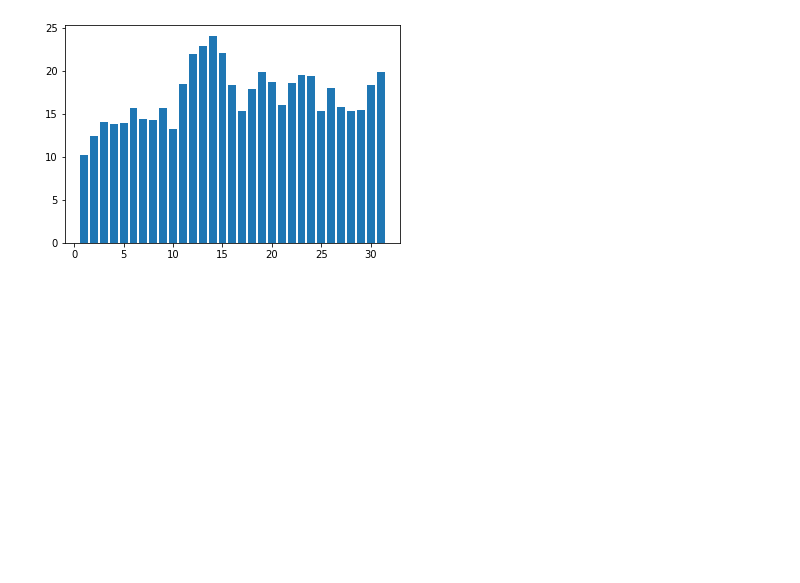
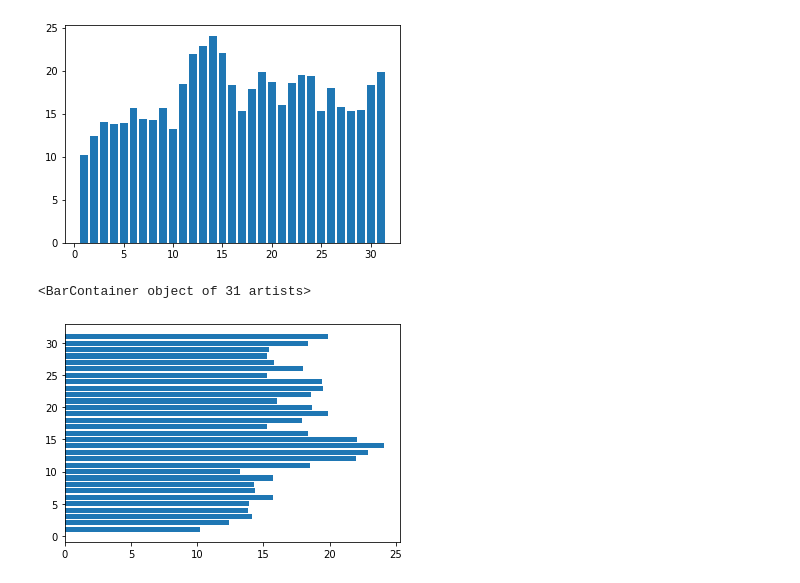
Before and after one commit to osh9149/2022_DataScience, a Jupyter notebook: p80~데이터흩어짐측정.ipynb, the cells around one changed output. Drawn from its saved outputs; the diff is of its cells as text; code cells hidden in the pictures; blank space fills up the shorter version.

```diff
--- a/p80~데이터흩어짐측정.ipynb
+++ b/p80~데이터흩어짐측정.ipynb
@@ -95,3 +123,8 @@ plt.bar(range(1,32),df1['평균기온(℃)'])
 # %% [output]
 <BarContainer object of 31 artists>
 [figure]
+# %%
+plt.barh(range(1,32),df1['평균기온(℃)'])
+# %% [output]
+<BarContainer object of 31 artists>
+[figure, added]
```
Also changed, not shown: parts of 4 cells of this notebook.
